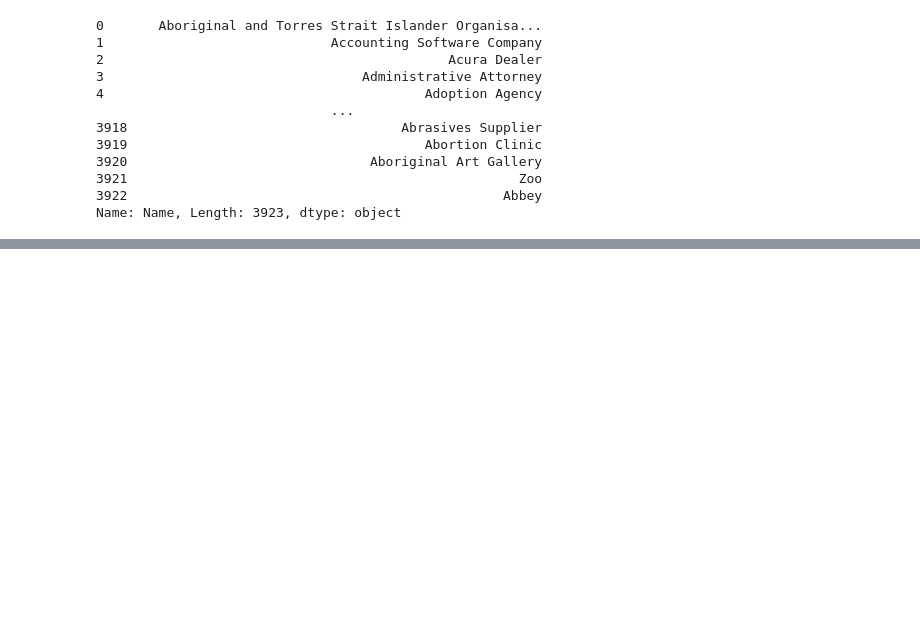
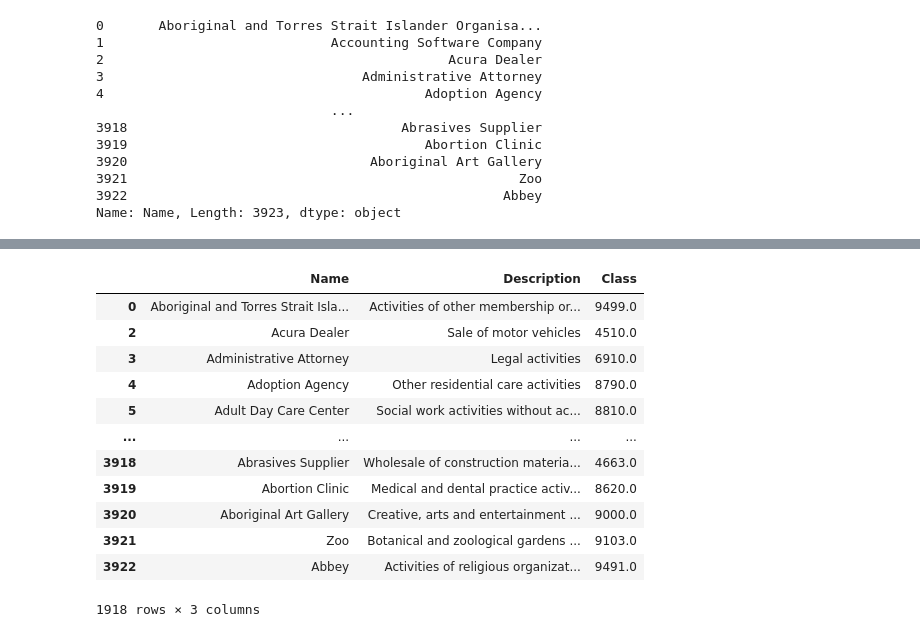
Before and after one commit to ahmedfaramawi/NewsNode, a Jupyter notebook: zero_shot_classification.ipynb, the cells around one changed output, grey strips where cells are left out. Saved outputs shown, nothing was run; the diff lists cells and outputs as text; code cells hidden in the pictures; blank space fills up the shorter version.

```diff
--- a/zero_shot_classification.ipynb
+++ b/zero_shot_classification.ipynb
@@ -112,0 +224,16 @@ Reproduction of recorded media
+# %%
+main_df
+# %% [output]
+|  | Name | Description | Class |
+| 0 | Aboriginal and Torres Strait Isla... | Activities of other membership or... | 9499.0 |
+| 2 | Acura Dealer | Sale of motor vehicles | 4510.0 |
+| 3 | Administrative Attorney | Legal activities | 6910.0 |
+| 4 | Adoption Agency | Other residential care activities | 8790.0 |
+| 5 | Adult Day Care Center | Social work activities without ac... | 8810.0 |
+| ... | ... | ... | ... |
+| 3918 | Abrasives Supplier | Wholesale of construction materia... | 4663.0 |
+| 3919 | Abortion Clinic | Medical and dental practice activ... | 8620.0 |
+| 3920 | Aboriginal Art Gallery | Creative, arts and entertainment ... | 9000.0 |
+| 3921 | Zoo | Botanical and zoological gardens ... | 9103.0 |
+| 3922 | Abbey | Activities of religious organizat... | 9491.0 |
+1918 rows × 3 columns
```
Also changed, not shown: parts of 52 cells of this notebook.
